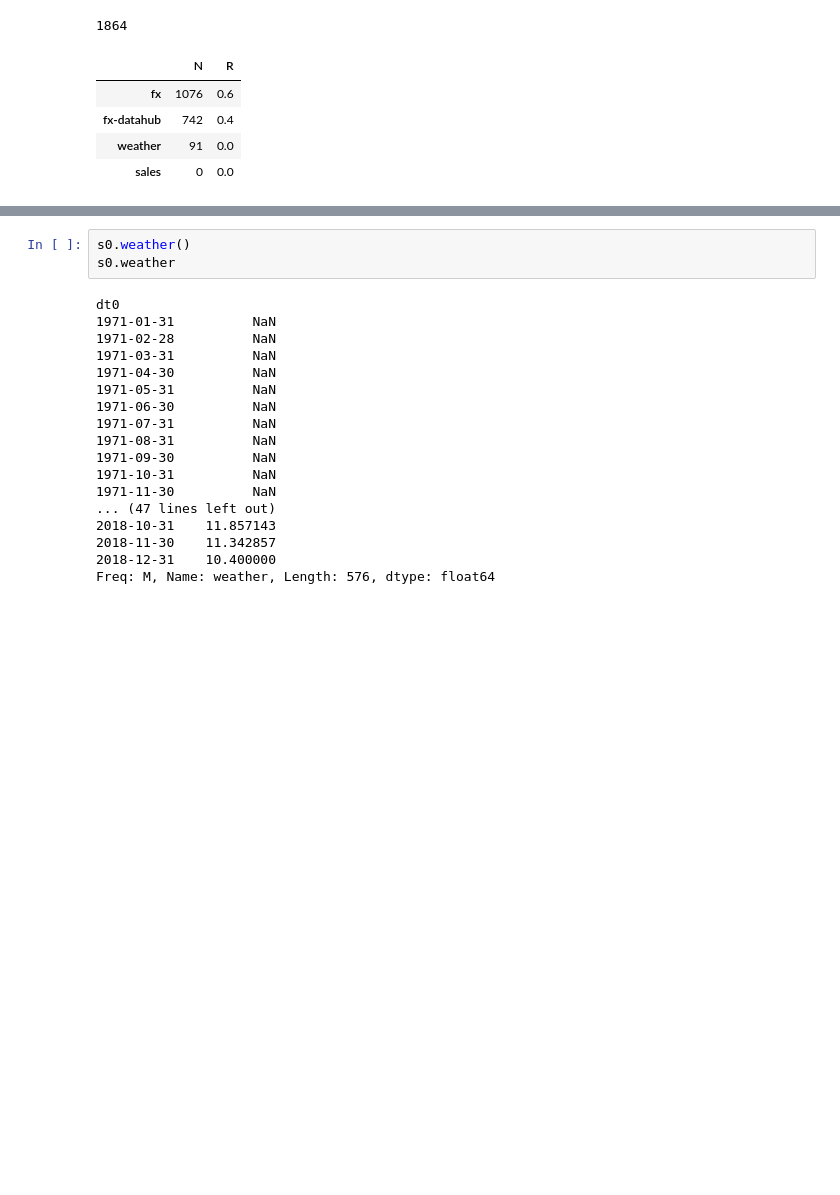
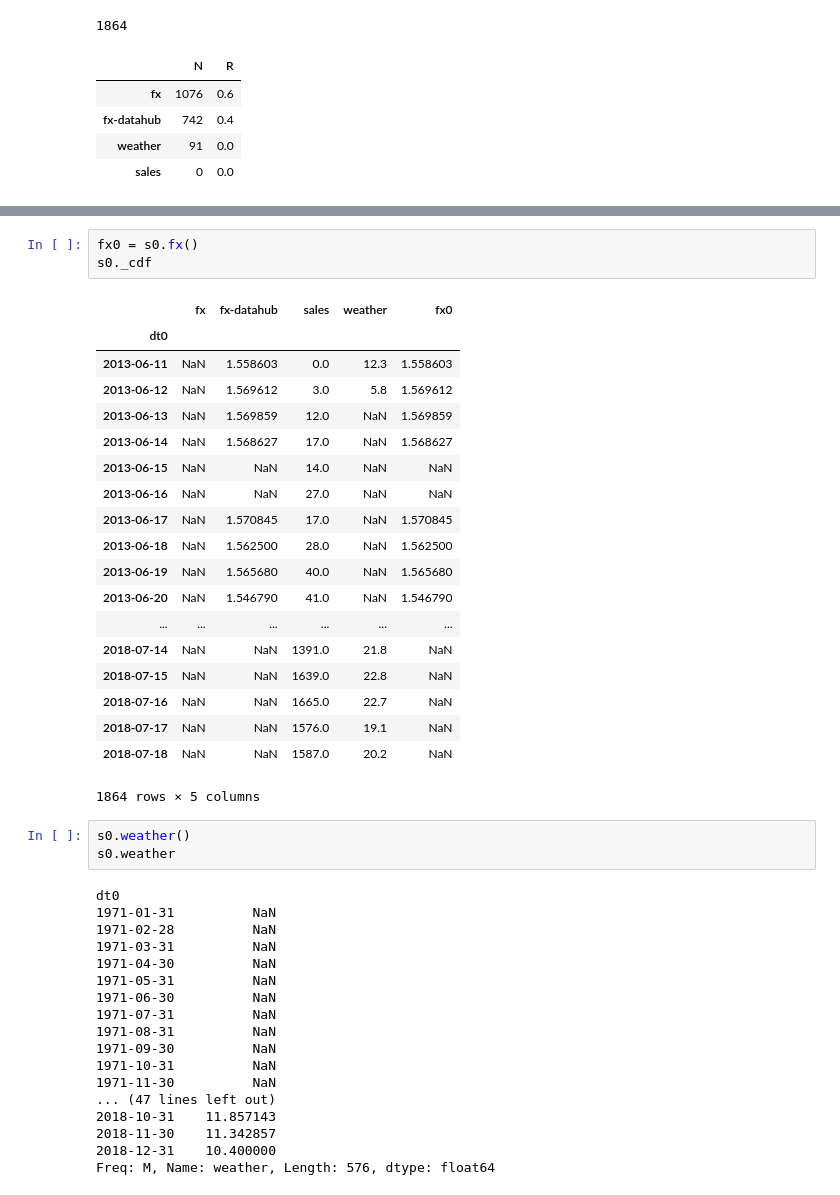
Before and after one commit to eepgwde/ldr, a Jupyter notebook: Example.ipynb, the cells around one changed output, grey strips where cells are left out. Cells and saved outputs as stored; diff of their text form; blank space fills up the shorter version.

```diff
--- a/Example.ipynb
+++ b/Example.ipynb
@@ -87,3 +70,26 @@ Timestamp('2018-07-18 00:00:00')
+# %%
+fx0 = s0.fx()
+s0._cdf
+# %% [output]
+|  | fx | fx-datahub | sales | weather | fx0 |
+| dt0 |  |  |  |  |  |
+| 2013-06-11 | NaN | 1.558603 | 0.0 | 12.3 | 1.558603 |
+| 2013-06-12 | NaN | 1.569612 | 3.0 | 5.8 | 1.569612 |
+| 2013-06-13 | NaN | 1.569859 | 12.0 | NaN | 1.569859 |
+| 2013-06-14 | NaN | 1.568627 | 17.0 | NaN | 1.568627 |
+| 2013-06-15 | NaN | NaN | 14.0 | NaN | NaN |
+| 2013-06-16 | NaN | NaN | 27.0 | NaN | NaN |
+| 2013-06-17 | NaN | 1.570845 | 17.0 | NaN | 1.570845 |
+| 2013-06-18 | NaN | 1.562500 | 28.0 | NaN | 1.562500 |
+| 2013-06-19 | NaN | 1.565680 | 40.0 | NaN | 1.565680 |
+| 2013-06-20 | NaN | 1.546790 | 41.0 | NaN | 1.546790 |
+| ... | ... | ... | ... | ... | ... |
+| 2018-07-14 | NaN | NaN | 1391.0 | 21.8 | NaN |
+| 2018-07-15 | NaN | NaN | 1639.0 | 22.8 | NaN |
+| 2018-07-16 | NaN | NaN | 1665.0 | 22.7 | NaN |
+| 2018-07-17 | NaN | NaN | 1576.0 | 19.1 | NaN |
+| 2018-07-18 | NaN | NaN | 1587.0 | 20.2 | NaN |
+1864 rows × 5 columns
 # %%
 s0.weather()
 s0.weather
```
Also changed, not shown: parts of 5 cells of this notebook, 5 other files.
